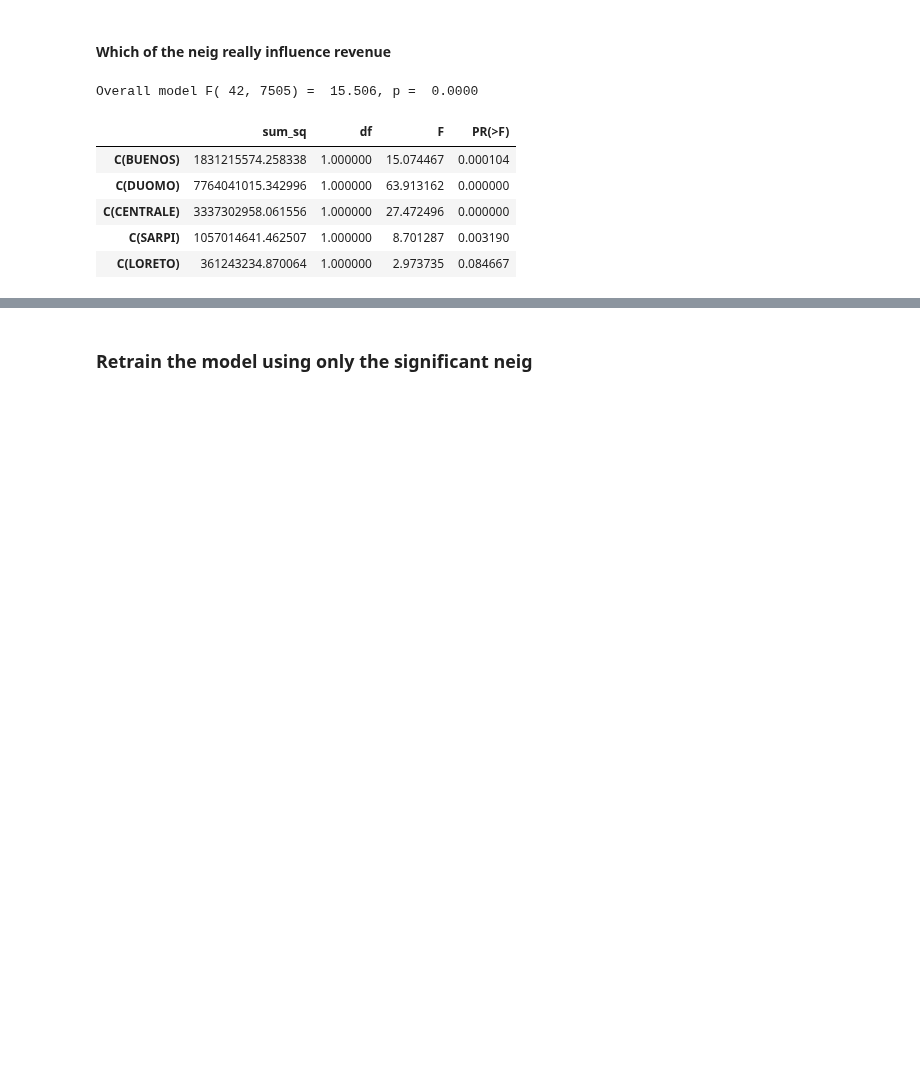
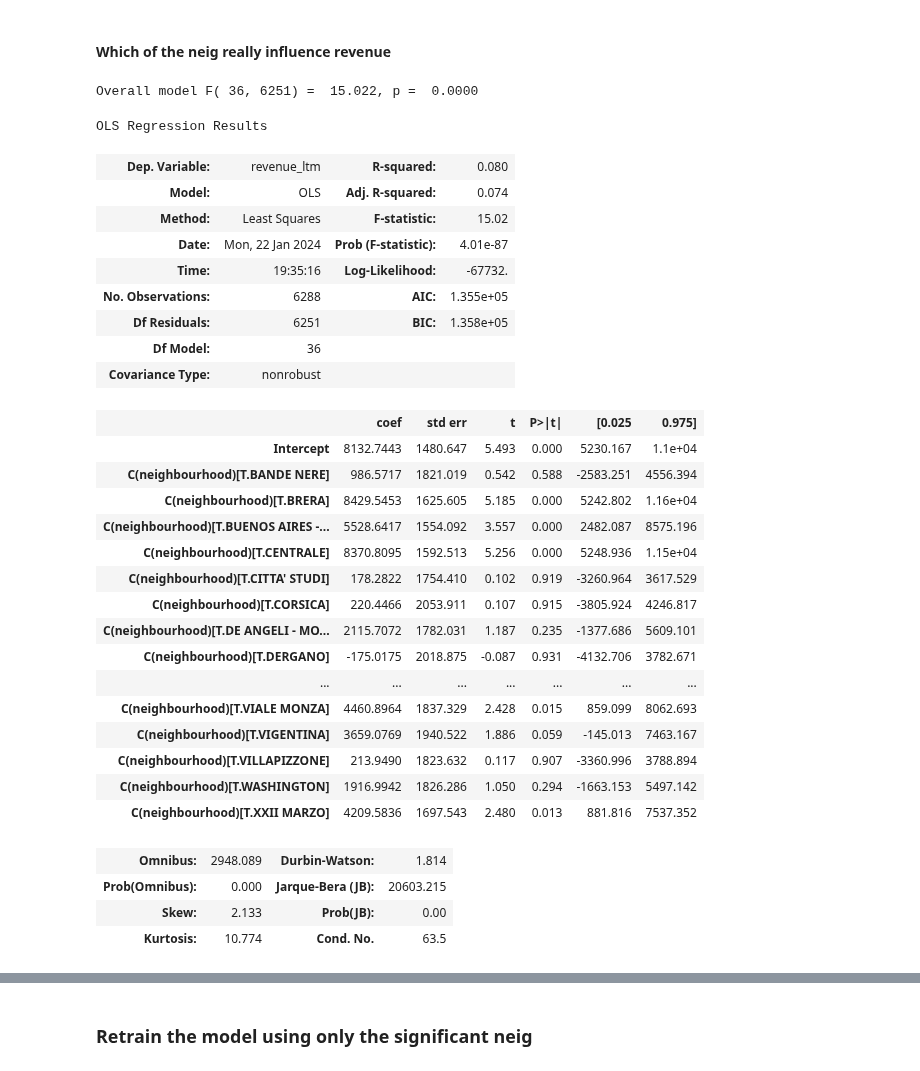
Before and after one commit to S3tuit/jup_lab, a Jupyter notebook: airbnb/airbnb_analysis.ipynb, the cells around one changed output, grey strips where cells are left out. Saved outputs shown, nothing was run; the diff lists cells and outputs as text; code cells hidden in the pictures; blank space fills up the shorter version.

Commit message:
end of analysis

```diff
--- a/airbnb/airbnb_analysis.ipynb
+++ b/airbnb/airbnb_analysis.ipynb
@@ -233,3 +166,8 @@ df = df[df['minimum_nights']<6]
+# %%
+# It's very unlikely to have 5 stars. Only the very new listings
+# have 5 stars. So I delete thme
+
+df = df[df['stars']!=5]
 # %% [markdown]
 ## Revenue in the last 12 Months
 
@@ -306,0 +262,10 @@ df = df[df['neighbourhood'].isin(neigh_count.index.to_list())]
+# %%
+# It's very unlikely for a listing to have 5 stars
+# that happens only to listings with few reviews.
+# This may impact out analysis, so I get rid of it
+
+df = df[(df['stars']>4) & (df['stars']!=5)]
+# %%
+# binning the stars column
+
+df['star_group'] = pd.qcut(df['stars'], 9)
@@ -321,14 +353,0 @@ neigh_count.index.to_list()[-1]
-# %%
-# I delete the last one-hot encoded to avoid Multicollinearity
-
-neig_to_keep = neigh_count.index.to_list()[:-1]
-
-col_to_keep = ['price','stars','bed','bedroom','days_online',
-               'bath','room','minimum_nights'] + neig_to_keep
-
-# I'm shuffling the dataframe... otherwise, when I do cross_val_score
-# I can't be that sure that the model see all the neighbourhood
-df = df.sample(frac=1).reset_index(drop=True)
-
-X = df[col_to_keep]
-y = df['revenue_ltm']
@@ -443,24 +363,48 @@ for col in df_stats.columns.to_list():
 # %%
 # Creating the stats models' model
 
-formula = f'revenue_ltm ~ C({df_stats.columns.to_list()[0]})'
+formula = f'revenue_ltm ~ C(neighbourhood)'
 
-for col in df_stats.columns.to_list()[1:-1]:
-    formula += f' + C({col})'
-
-model = ols(formula, df_stats).fit()
+model = ols(formula, df).fit()
 
 print(f"Overall model F({model.df_model: .0f},{model.df_resid: .0f}) = {model.fvalue: .3f}, p = {model.f_pvalue: .4f}")
 
 # Creates the ANOVA table
 res = sm.stats.anova_lm(model, typ= 2)
 
-res.head()
+model.summary()
+
+# I'll turn the table below into a dataframe. Later, I'll keep
+# only the neight really significant, p-value < 0.05
 # %% [output]
-Overall model F( 42, 7505) =  15.506, p =  0.0000
+Overall model F( 36, 6251) =  15.022, p =  0.0000
+OLS Regression Results
-|  | sum_sq | df | F | PR(>F) |
-| C(BUENOS) | 1831215574.258338 | 1.000000 | 15.074467 | 0.000104 |
-| C(DUOMO) | 7764041015.342996 | 1.000000 | 63.913162 | 0.000000 |
-| C(CENTRALE) | 3337302958.061556 | 1.000000 | 27.472496 | 0.000000 |
-| C(SARPI) | 1057014641.462507 | 1.000000 | 8.701287 | 0.003190 |
-| C(LORETO) | 361243234.870064 | 1.000000 | 2.973735 | 0.084667 |
+| Dep. Variable: | revenue_ltm | R-squared: | 0.080 |
+| Model: | OLS | Adj. R-squared: | 0.074 |
+| Method: | Least Squares | F-statistic: | 15.02 |
+| Date: | Mon, 22 Jan 2024 | Prob (F-statistic): | 4.01e-87 |
+| Time: | 19:35:16 | Log-Likelihood: | -67732. |
+| No. Observations: | 6288 | AIC: | 1.355e+05 |
+| Df Residuals: | 6251 | BIC: | 1.358e+05 |
+| Df Model: | 36 |  |  |
+| Covariance Type: | nonrobust |  |  |
+|  | coef | std err | t | P>|t| | [0.025 | 0.975] |
+| Intercept | 8132.7443 | 1480.647 | 5.493 | 0.000 | 5230.167 | 1.1e+04 |
+| C(neighbourhood)[T.BANDE NERE] | 986.5717 | 1821.019 | 0.542 | 0.588 | -2583.251 | 4556.394 |
+| C(neighbourhood)[T.BRERA] | 8429.5453 | 1625.605 | 5.185 | 0.000 | 5242.802 | 1.16e+04 |
+| C(neighbourhood)[T.BUENOS AIRES -... | 5528.6417 | 1554.092 | 3.557 | 0.000 | 2482.087 | 8575.196 |
+| C(neighbourhood)[T.CENTRALE] | 8370.8095 | 1592.513 | 5.256 | 0.000 | 5248.936 | 1.15e+04 |
+| C(neighbourhood)[T.CITTA' STUDI] | 178.2822 | 1754.410 | 0.102 | 0.919 | -3260.964 | 3617.529 |
+| C(neighbourhood)[T.CORSICA] | 220.4466 | 2053.911 | 0.107 | 0.915 | -3805.924 | 4246.817 |
+| C(neighbourhood)[T.DE ANGELI - MO... | 2115.7072 | 1782.031 | 1.187 | 0.235 | -1377.686 | 5609.101 |
+| C(neighbourhood)[T.DERGANO] | -175.0175 | 2018.875 | -0.087 | 0.931 | -4132.706 | 3782.671 |
+| ... | ... | ... | ... | ... | ... | ... |
+| C(neighbourhood)[T.VIALE MONZA] | 4460.8964 | 1837.329 | 2.428 | 0.015 | 859.099 | 8062.693 |
+| C(neighbourhood)[T.VIGENTINA] | 3659.0769 | 1940.522 | 1.886 | 0.059 | -145.013 | 7463.167 |
+| C(neighbourhood)[T.VILLAPIZZONE] | 213.9490 | 1823.632 | 0.117 | 0.907 | -3360.996 | 3788.894 |
+| C(neighbourhood)[T.WASHINGTON] | 1916.9942 | 1826.286 | 1.050 | 0.294 | -1663.153 | 5497.142 |
+| C(neighbourhood)[T.XXII MARZO] | 4209.5836 | 1697.543 | 2.480 | 0.013 | 881.816 | 7537.352 |
+| Omnibus: | 2948.089 | Durbin-Watson: | 1.814 |
+| Prob(Omnibus): | 0.000 | Jarque-Bera (JB): | 20603.215 |
+| Skew: | 2.133 | Prob(JB): | 0.00 |
+| Kurtosis: | 10.774 | Cond. No. | 63.5 |
```
Also changed, not shown: parts of 80 cells of this notebook.
